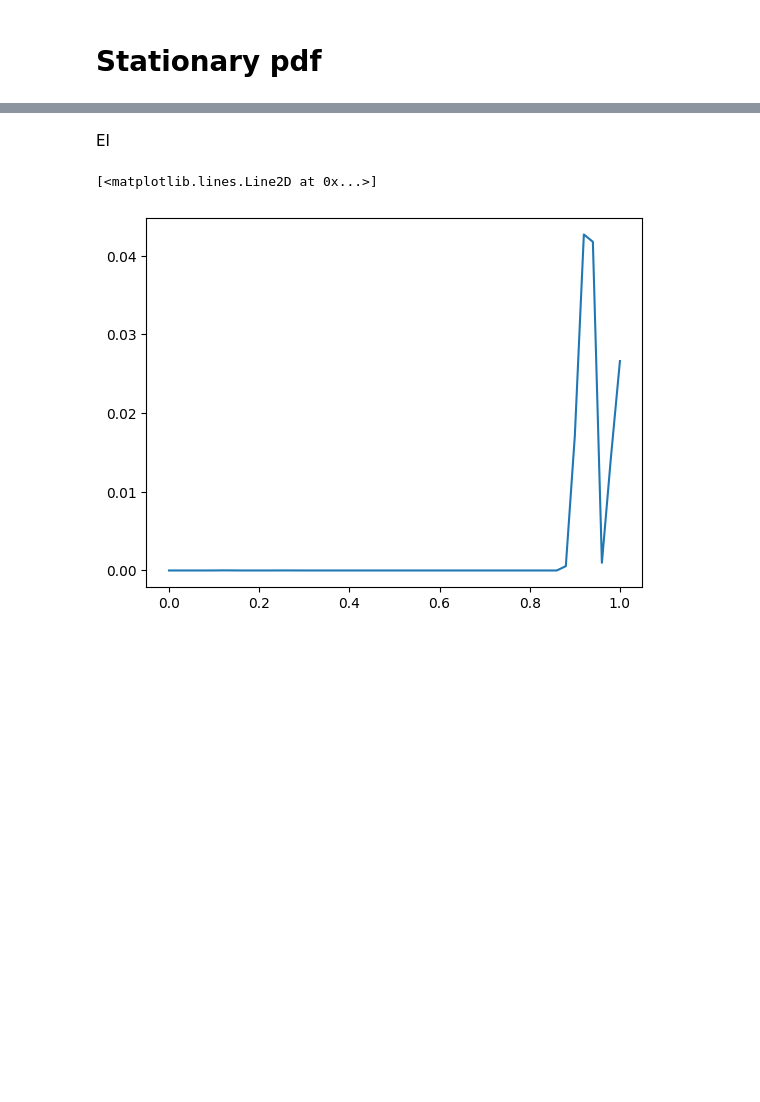
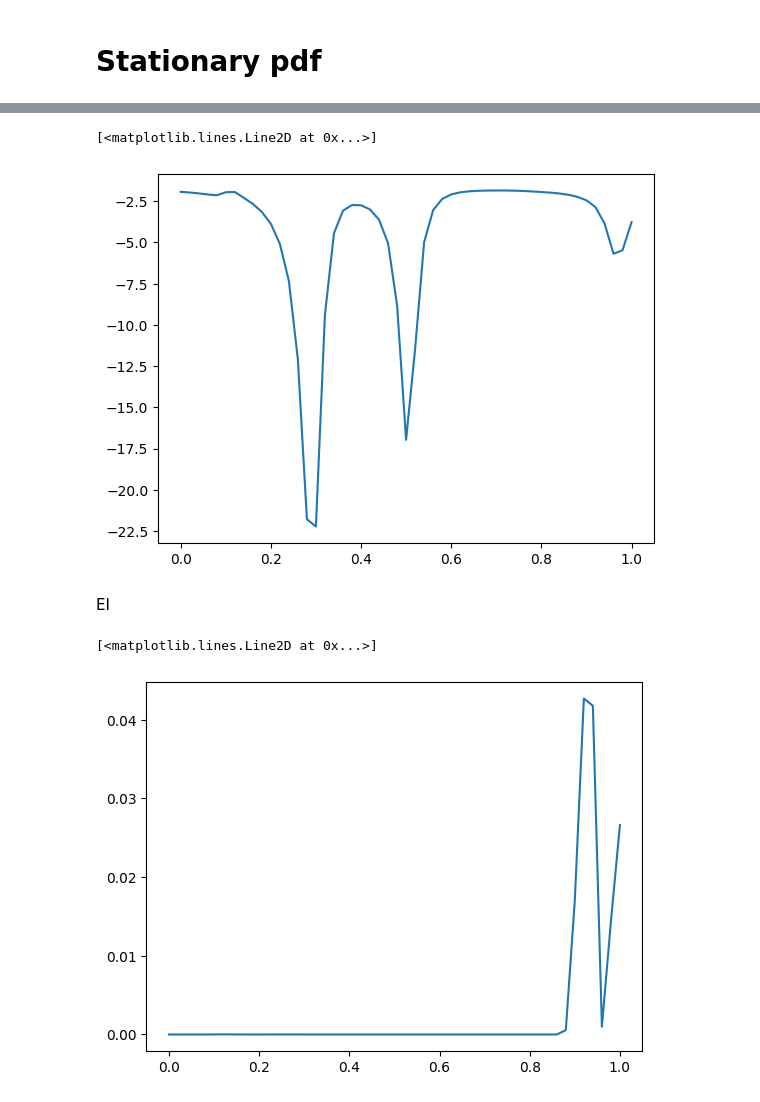
Before and after one commit to HanyangHenry-Wang/GPGradient_based_method, a Jupyter notebook: try.ipynb, the cells around one changed output, grey strips where cells are left out. Saved outputs shown, nothing was run; the diff lists cells and outputs as text; code cells hidden in the pictures; blank space fills up the shorter version.

```diff
--- a/try.ipynb
+++ b/try.ipynb
@@ -816,3 +824,5 @@ Text(0.5, 1.0, 'GP gradient ($x_1=0$)')
+# %%
+pdf_total2 = torch.sum(log_phi(u),dim=1)
 # %%
 from botorch.utils.probability.utils import log_phi, ndtr as Phi, phi
 # %%
@@ -864,3 +876,8 @@ plt.plot(X_part,pdf_total.detach().numpy(),label='prediction mean')
+# %%
+plt.plot(X_part,pdf_total2.detach().numpy(),label='prediction mean')
+# %% [output]
+[<matplotlib.lines.Line2D at 0x...>]
+[figure, added]
 # %% [markdown]
 EI
 # %%
```
Also changed, not shown: parts of 14 cells of this notebook, 27 other files.
